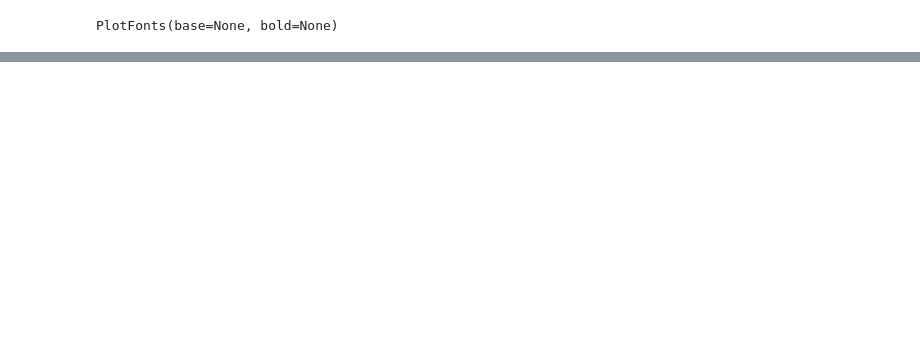
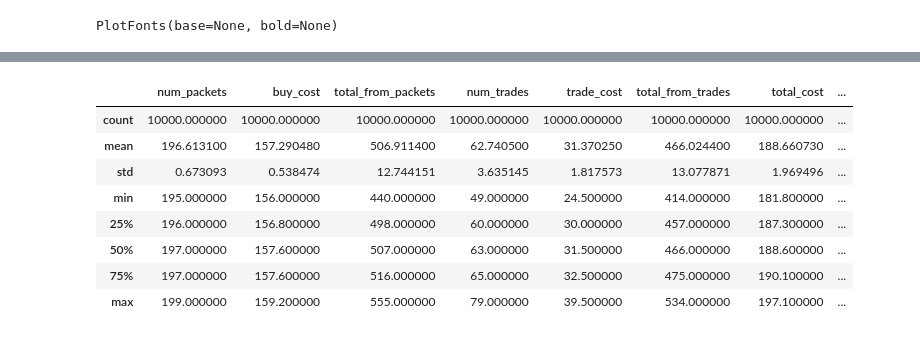
Before and after one commit to yvassiliadis/yv-playground, a Jupyter notebook: projects/panini_stickers/prelim_analysis.ipynb, the cells around one changed output, grey strips where cells are left out. Cells and saved outputs as stored; diff of their text form; code cells hidden in the pictures; blank space fills up the shorter version.

```diff
--- a/projects/panini_stickers/prelim_analysis.ipynb
+++ b/projects/panini_stickers/prelim_analysis.ipynb
@@ -38,0 +32,7 @@ stop_threshold = len_album - order_stickers
+# %%
+trade_size = list(range(1, 11))
+buy_cost_per_sticker = packet_price / len_packet
+trade_cost_per_sticker = [postage_cost / x for x in trade_size]
+
+min_trade = min([i for (i, x) in zip(trade_size, trade_cost_per_sticker) if x <= buy_cost_per_sticker])
+print(min_trade)
@@ -39 +41,6 @@ stop_threshold = len_album - order_stickers
+# %%
+n_simulations = 10_000
+num_packets, buy_cost, total_from_packets = [], [], []
+num_trades, trade_cost, total_from_trades = [], [], []
+total_ordered, total_cost, buy_v_trade = [], [], []
 # %%
@@ -55,0 +149,21 @@ while missing_count > stop_threshold:
+# %%
+results_dict = {
+    'len_album': len_album,
+    'order_stickers': order_stickers,
+    'free_stickers': free_stickers,
+    'exchange_efficiency': exchange_efficiency,
+    'packet_price': packet_price,
+    'postage_cost': postage_cost,
+    'num_packets': num_packets,
+    'buy_cost': buy_cost,
+    'total_from_packets': total_from_packets,
+    'num_trades': num_trades,
+    'trade_cost': trade_cost,
+    'total_from_trades': total_from_trades,
+    'total_ordered': total_ordered,
+    'total_cost': total_cost,
+    'buy_v_trade': buy_v_trade
+}
+# %%
+results_df = pd.DataFrame(results_dict)
+results_df[['start_trading', 'stop_buying']] = pd.DataFrame(results_df['buy_v_trade'].tolist(), index=results_df.index)
@@ -55,0 +179,17 @@ while missing_count > stop_threshold:
+# %%
+results_df[
+    [
+        'num_packets', 'buy_cost', 'total_from_packets', 'num_trades', 'trade_cost',
+        'total_from_trades', 'total_cost', 'total_ordered', 'start_trading', 'stop_buying',
+    ]
+].describe()
+# %% [output]
+|  | num_packets | buy_cost | total_from_packets | num_trades | trade_cost | total_from_trades | total_cost | ... |
+| count | 10000.000000 | 10000.000000 | 10000.000000 | 10000.000000 | 10000.000000 | 10000.000000 | 10000.000000 | ... |
+| mean | 196.613100 | 157.290480 | 506.911400 | 62.740500 | 31.370250 | 466.024400 | 188.660730 | ... |
+| std | 0.673093 | 0.538474 | 12.744151 | 3.635145 | 1.817573 | 13.077871 | 1.969496 | ... |
+| min | 195.000000 | 156.000000 | 440.000000 | 49.000000 | 24.500000 | 414.000000 | 181.800000 | ... |
+| 25% | 196.000000 | 156.800000 | 498.000000 | 60.000000 | 30.000000 | 457.000000 | 187.300000 | ... |
+| 50% | 197.000000 | 157.600000 | 507.000000 | 63.000000 | 31.500000 | 466.000000 | 188.600000 | ... |
+| 75% | 197.000000 | 157.600000 | 516.000000 | 65.000000 | 32.500000 | 475.000000 | 190.100000 | ... |
+| max | 199.000000 | 159.200000 | 555.000000 | 79.000000 | 39.500000 | 534.000000 | 197.100000 | ... |
```
Also changed, not shown: parts of 13 cells of this notebook, 1 other file.
